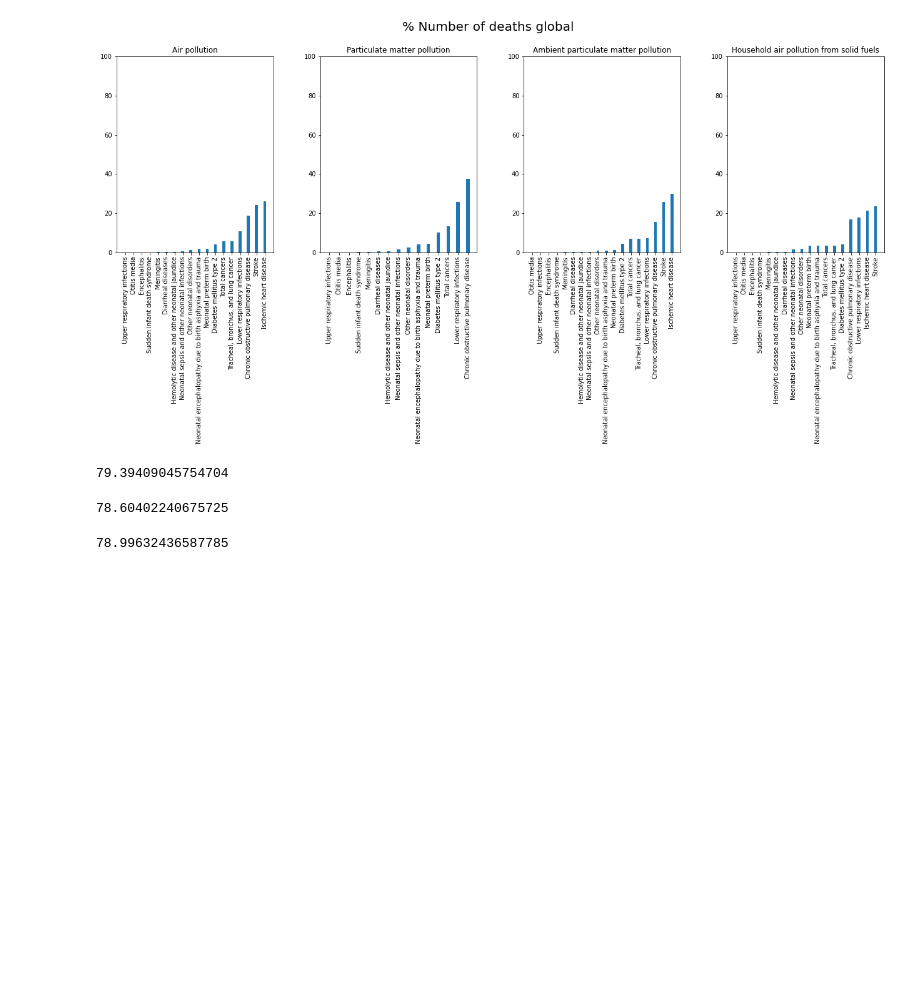
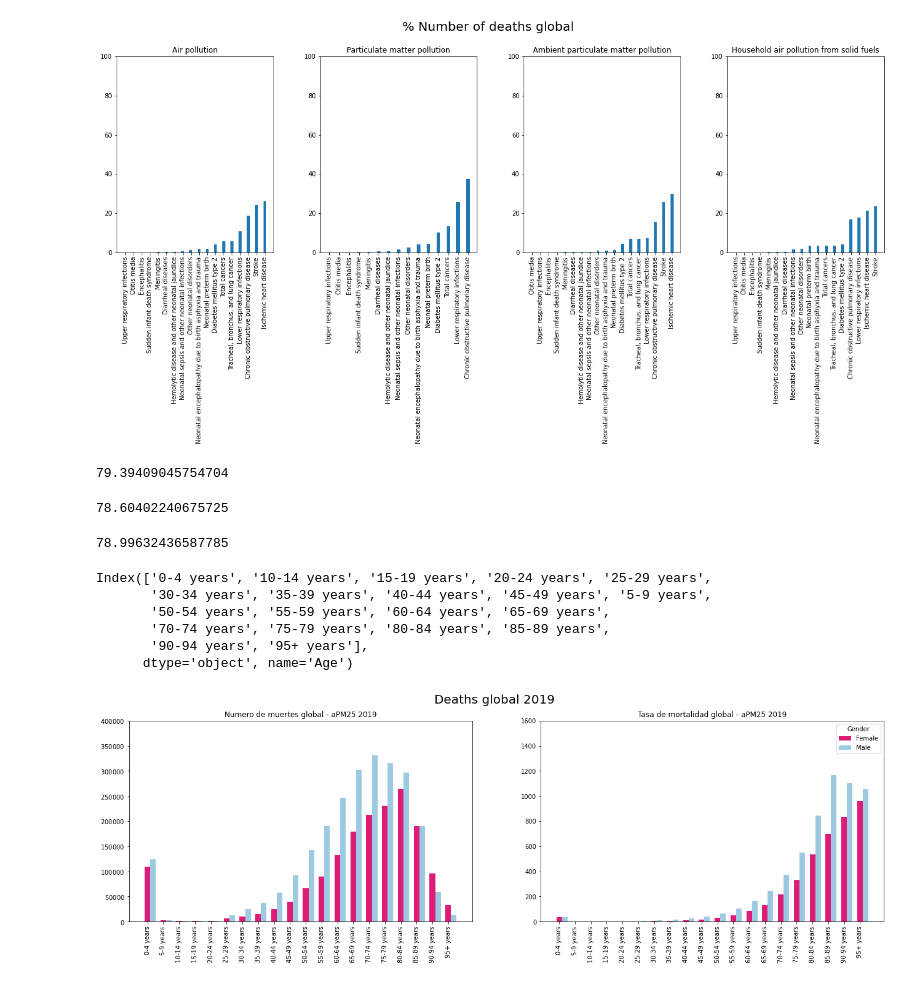
Before and after one commit to joseurquiza88/Health-impacts-AirPollution, a Jupyter notebook: code/01_data_global.ipynb, the cells around one changed output. Cells and saved outputs as stored; diff of their text form; code cells hidden in the pictures; blank space fills up the shorter version.

Commit message:
Gender-ages Latam

```diff
--- a/code/01_data_global.ipynb
+++ b/code/01_data_global.ipynb
@@ -236,3 +243,36 @@ deaths_2019_house16
 deaths_2019_house16["porc"].sum() #78.99%
 # %% [output]
 78.99632436587785
+# %%
+# Estadisticas por genero-edad - numero de muertes
+Measure = "Deaths"
+Metric = 'Number'
+Risk = 'Ambient particulate matter pollution'
+Cause = "All causes"
+Year = 2019
+
+df_filtrado = data[(data['Measure'] == Measure) & (data['Metric'] == Metric) & (data['Risk'] == Risk) & (data['Age'] != "All ages")& (data['Age'] != "70+ years")& (data['Sex'] != "Both sexes")& (data['Age'] != "Age-standardized")&(data['Cause'] == Cause)  & (data['Year'] == Year)]
+# # Agrupar por país y causa, y sumar los valores
+df_filtrado_grouped = df_filtrado.groupby(['Age','Sex'])['Value'].sum().unstack()
+# df_grouped = df_grouped.loc[df_grouped.sum(axis=1).sort_values(ascending=False).index]
+df_filtrado_grouped.index
+###############################
+
+# Estadisticas por genero-edad - numero de muertes
+Measure = "Deaths"
+Metric = 'Rate'
+Risk = 'Ambient particulate matter pollution'
+Cause = "All causes"
+Year = 2019
+
+df_filtrado_rate = data[(data['Measure'] == Measure) & (data['Metric'] == Metric) & (data['Risk'] == Risk) & (data['Age'] != "All ages")& (data['Age'] != "70+ years")& (data['Sex'] != "Both sexes")& (data['Age'] != "Age-standardized")&(data['Cause'] == Cause)  & (data['Year'] == Year)]
+# # Agrupar por país y causa, y sumar los valores
+df_filtrado_grouped_rate = df_filtrado_rate.groupby(['Age','Sex'])['Value'].sum().unstack()
+df_filtrado_grouped_rate.index
+# %% [output]
+Index(['0-4 years', '10-14 years', '15-19 years', '20-24 years', '25-29 years',
+       '30-34 years', '35-39 years', '40-44 years', '45-49 years', '5-9 years',
+       '50-54 years', '55-59 years', '60-64 years', '65-69 years',
+       '70-74 years', '75-79 years', '80-84 years', '85-89 years',
+       '90-94 years', '95+ years'],
+      dtype='object', name='Age')
@@ -238,0 +399,35 @@ deaths_2019_house16["porc"].sum() #78.99%
+# %%
+#Fig. 1. Age-specific numbers (bar plot) and rates (line plot) of deaths (A) and DALYs (B) attributable to ambient PM2.5 in 2019 by sex. DALY, disability-adjusted
+#life year.
+#Hacemos plot
+# Gráfico de barras
+fig, ax = plt.subplots(1, 2, figsize=(22,6))#ancho y alto
+plt.suptitle("Deaths global 2019", fontsize=20)
+bar_width = 0.35
+bar_positions1 = range(len(df_filtrado_grouped['Female']))
+bar_positions2 = [pos + bar_width for pos in bar_positions1]
+
+ax[0].bar(df_filtrado_grouped.index, df_filtrado_grouped['Female'], width=bar_width, label='Female',color="#dd1c77")
+ax[0].bar(bar_positions2, df_filtrado_grouped['Male'], width=bar_width, label='Male',color="#9ecae1")
+#ax[0].set_title('Air pollution')
+
+ax[1].bar(df_filtrado_grouped_rate.index, df_filtrado_grouped_rate['Female'], width=bar_width, label='Female',color="#dd1c77")
+ax[1].bar(bar_positions2, df_filtrado_grouped_rate['Male'], width=bar_width, label='Male',color="#9ecae1")
+#ax[0].set_title('Air pollution')
+
+
+#Ticks x
+ax[0].tick_params(axis='x', rotation=90)
+ax[1].tick_params(axis='x', rotation=90)
+ax[1].set_yticks(range(0, 1800, 200))
+ax[0].set_yticks(range(0, 450000, 50000))
+ax[0].yaxis.set_major_formatter(ScalarFormatter(useMathText=True, useOffset=False))
+# titulo subplots
+
+ax[0].set_title('Numero de muertes global - aPM25 2019')
+ax[1].set_title('Tasa de mortalidad global - aPM25 2019')
+# Mostrar el gráfico
+plt.legend(title="Gender")
+plt.show()
+# %% [output]
+[figure, added]
```
Also changed, not shown: parts of 6 cells of this notebook, 5 other files.
